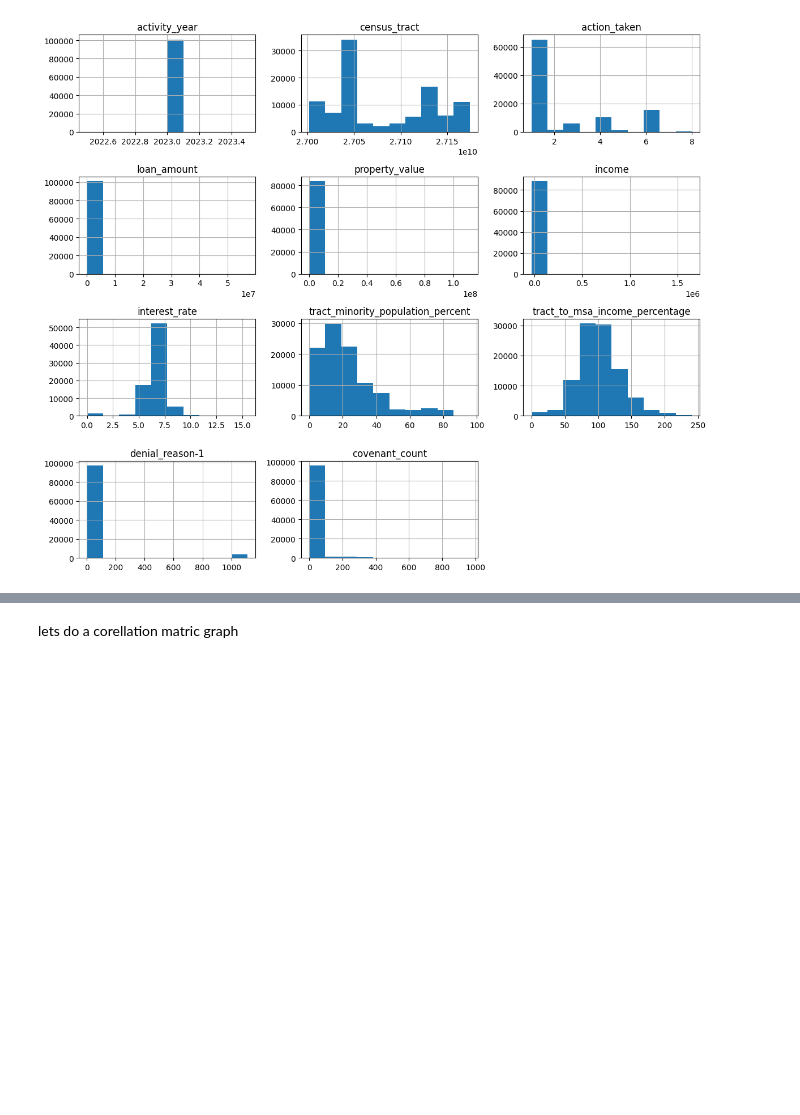
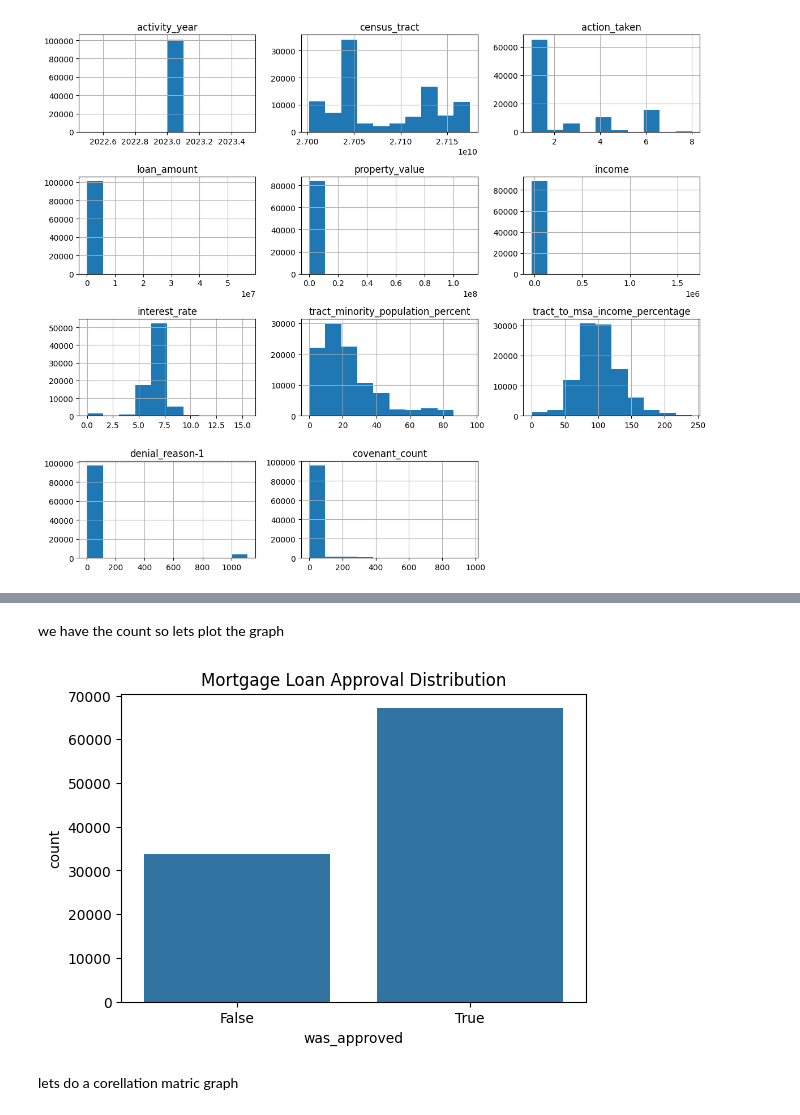
Before and after one commit to 2000031041-ShivaChary196/DATA6550-HOUSING-BIAS, a Jupyter notebook: CODE/VShiva.ipynb, the cells around one changed output, grey strips where cells are left out. Saved outputs shown, nothing was run; the diff lists cells and outputs as text; code cells hidden in the pictures; blank space fills up the shorter version.

```diff
--- a/CODE/VShiva.ipynb
+++ b/CODE/VShiva.ipynb
@@ -105,3 +151,14 @@ plt.show()
+# %% [markdown]
+we have the count so lets plot the graph
+# %%
+plt.figure(figsize=(6,4))
+
+sns.countplot(x='was_approved', data=df)
+
+plt.title("Mortgage Loan Approval Distribution")
+plt.show()
+# %% [output]
+[figure, added]
 # %% [markdown]
 lets do a corellation matric graph
 # %%
```
Also changed, not shown: parts of 24 cells of this notebook.
